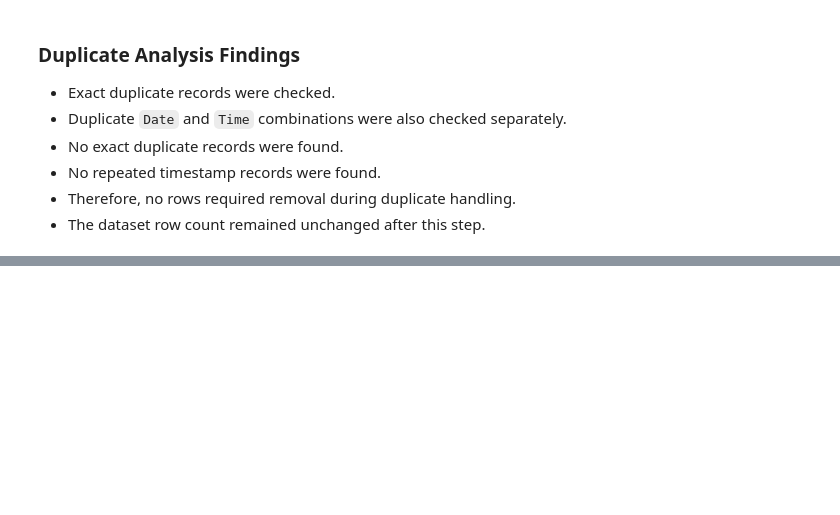
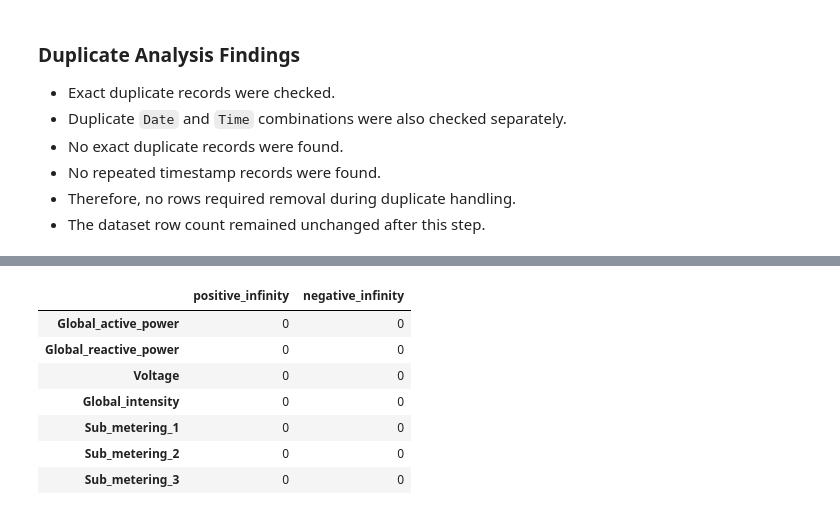
Before and after one commit to NimaniThathsarani/Smart-Energy-Consumption-Prediction-System, a Jupyter notebook: notebooks/02_data_cleaning.ipynb, the cells around one changed output, grey strips where cells are left out. Cells and saved outputs as stored; diff of their text form; code cells hidden in the pictures; blank space fills up the shorter version.

```diff
--- a/notebooks/02_data_cleaning.ipynb
+++ b/notebooks/02_data_cleaning.ipynb
@@ -509,0 +561,23 @@ Remaining duplicate timestamps: 0
+# %%
+# Count positive and negative infinity values
+infinite_summary = pd.DataFrame({
+    "positive_infinity": [
+        np.isposinf(df_clean[col]).sum()
+        for col in measurement_cols
+    ],
+    "negative_infinity": [
+        np.isneginf(df_clean[col]).sum()
+        for col in measurement_cols
+    ]
+}, index=measurement_cols)
+
+infinite_summary
+# %% [output]
+|  | positive_infinity | negative_infinity |
+| Global_active_power | 0 | 0 |
+| Global_reactive_power | 0 | 0 |
+| Voltage | 0 | 0 |
+| Global_intensity | 0 | 0 |
+| Sub_metering_1 | 0 | 0 |
+| Sub_metering_2 | 0 | 0 |
+| Sub_metering_3 | 0 | 0 |
```
Also changed, not shown: parts of 12 cells of this notebook.
